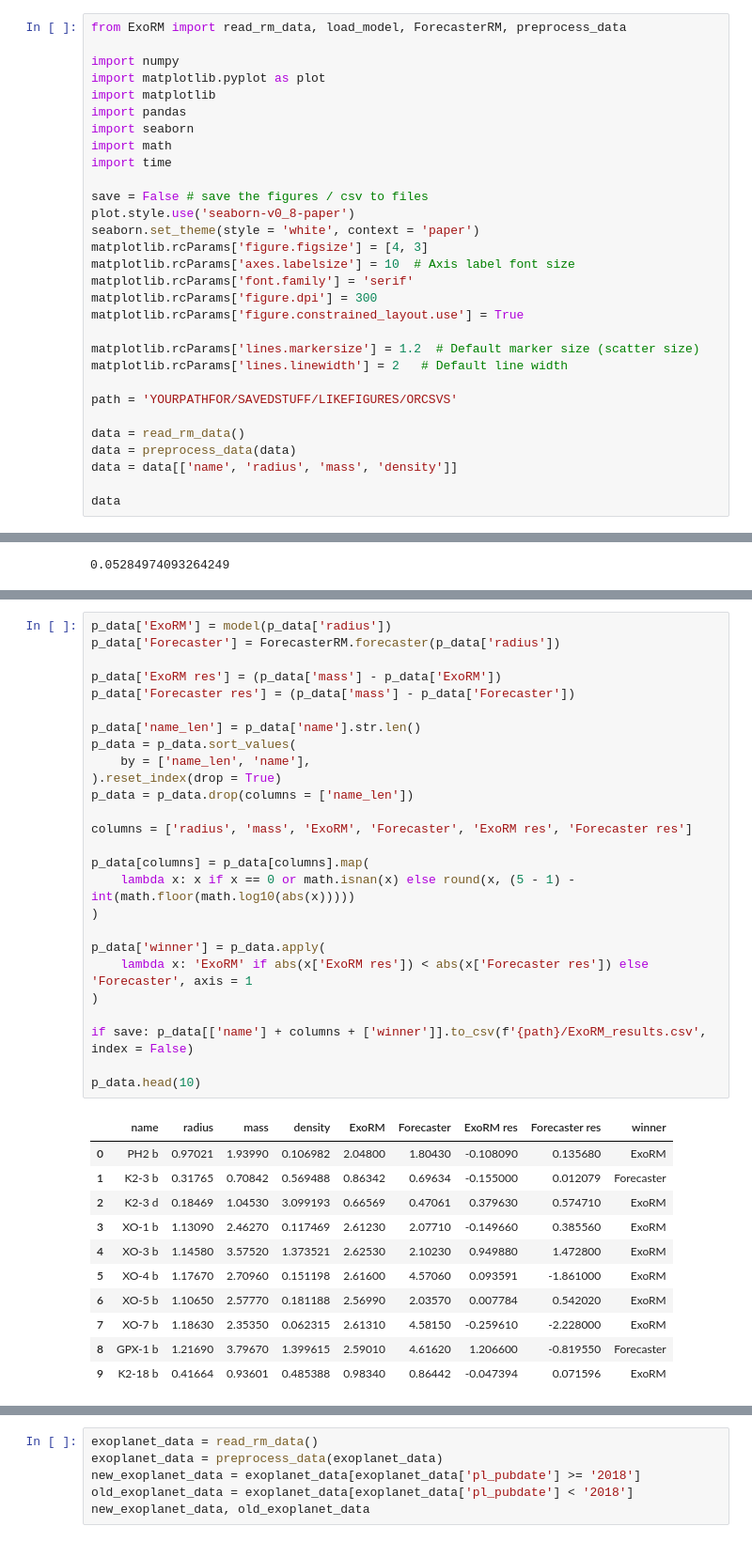
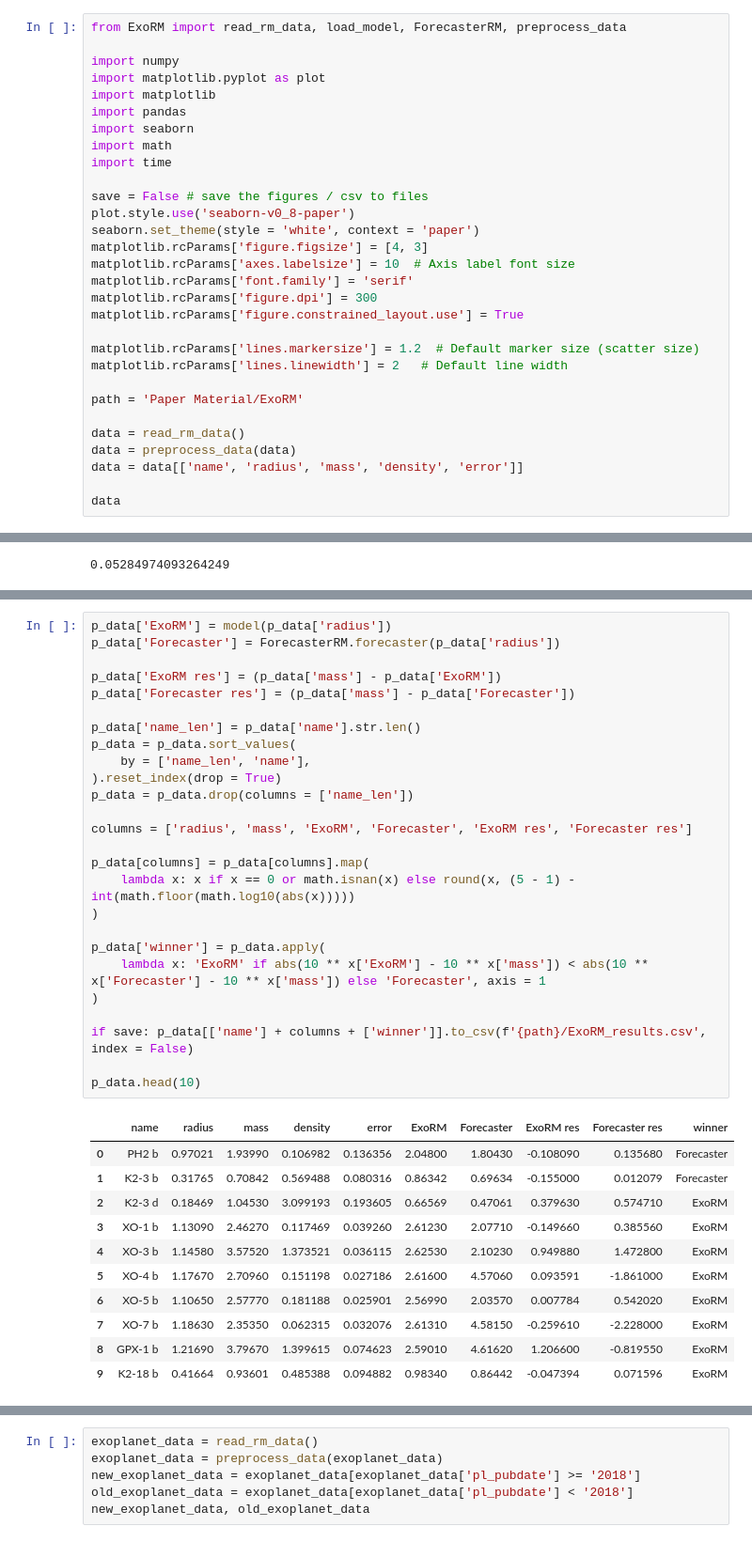
Before and after one commit to kzhu2099/ExoRM, a Jupyter notebook: comparison.ipynb, the cells around one changed output, grey strips where cells are left out. Shown at 94% size. Drawn from its saved outputs; the diff is of its cells as text.

```diff
--- a/comparison.ipynb
+++ b/comparison.ipynb
@@ -35,11 +35,11 @@ matplotlib.rcParams['figure.constrained_layout.use'] = True
 matplotlib.rcParams['lines.markersize'] = 1.2  # Default marker size (scatter size)
 matplotlib.rcParams['lines.linewidth'] = 2   # Default line width
 
-path = 'YOURPATHFOR/SAVEDSTUFF/LIKEFIGURES/ORCSVS'
+path = 'Paper Material/ExoRM'
 
 data = read_rm_data()
 data = preprocess_data(data)
-data = data[['name', 'radius', 'mass', 'density']]
+data = data[['name', 'radius', 'mass', 'density', 'error']]
 
 data
 # %% [output]
@@ -187,39 +187,39 @@ p_data
 # %%
 p_data['ExoRM'] = model(p_data['radius'])
 p_data['Forecaster'] = ForecasterRM.forecaster(p_data['radius'])
 
 p_data['ExoRM res'] = (p_data['mass'] - p_data['ExoRM'])
 p_data['Forecaster res'] = (p_data['mass'] - p_data['Forecaster'])
 
 p_data['name_len'] = p_data['name'].str.len()
 p_data = p_data.sort_values(
     by = ['name_len', 'name'],
 ).reset_index(drop = True)
 p_data = p_data.drop(columns = ['name_len'])
 
 columns = ['radius', 'mass', 'ExoRM', 'Forecaster', 'ExoRM res', 'Forecaster res']
 
 p_data[columns] = p_data[columns].map(
     lambda x: x if x == 0 or math.isnan(x) else round(x, (5 - 1) - int(math.floor(math.log10(abs(x)))))
 )
 
 p_data['winner'] = p_data.apply(
-    lambda x: 'ExoRM' if abs(x['ExoRM res']) < abs(x['Forecaster res']) else 'Forecaster', axis = 1
+    lambda x: 'ExoRM' if abs(10 ** x['ExoRM'] - 10 ** x['mass']) < abs(10 ** x['Forecaster'] - 10 ** x['mass']) else 'Forecaster', axis = 1
 )
 
 if save: p_data[['name'] + columns + ['winner']].to_csv(f'{path}/ExoRM_results.csv', index = False)
 
 p_data.head(10)
 # %% [output]
-|  | name | radius | mass | density | ExoRM | Forecaster | ExoRM res | Forecaster res | winner |
-| 0 | PH2 b | 0.97021 | 1.93990 | 0.106982 | 2.04800 | 1.80430 | -0.108090 | 0.135680 | ExoRM |
-| 1 | K2-3 b | 0.31765 | 0.70842 | 0.569488 | 0.86342 | 0.69634 | -0.155000 | 0.012079 | Forecaster |
-| 2 | K2-3 d | 0.18469 | 1.04530 | 3.099193 | 0.66569 | 0.47061 | 0.379630 | 0.574710 | ExoRM |
-| 3 | XO-1 b | 1.13090 | 2.46270 | 0.117469 | 2.61230 | 2.07710 | -0.149660 | 0.385560 | ExoRM |
-| 4 | XO-3 b | 1.14580 | 3.57520 | 1.373521 | 2.62530 | 2.10230 | 0.949880 | 1.472800 | ExoRM |
-| 5 | XO-4 b | 1.17670 | 2.70960 | 0.151198 | 2.61600 | 4.57060 | 0.093591 | -1.861000 | ExoRM |
-| 6 | XO-5 b | 1.10650 | 2.57770 | 0.181188 | 2.56990 | 2.03570 | 0.007784 | 0.542020 | ExoRM |
-| 7 | XO-7 b | 1.18630 | 2.35350 | 0.062315 | 2.61310 | 4.58150 | -0.259610 | -2.228000 | ExoRM |
-| 8 | GPX-1 b | 1.21690 | 3.79670 | 1.399615 | 2.59010 | 4.61620 | 1.206600 | -0.819550 | Forecaster |
-| 9 | K2-18 b | 0.41664 | 0.93601 | 0.485388 | 0.98340 | 0.86442 | -0.047394 | 0.071596 | ExoRM |
+|  | name | radius | mass | density | error | ExoRM | Forecaster | ExoRM res | Forecaster res | winner |
+| 0 | PH2 b | 0.97021 | 1.93990 | 0.106982 | 0.136356 | 2.04800 | 1.80430 | -0.108090 | 0.135680 | Forecaster |
+| 1 | K2-3 b | 0.31765 | 0.70842 | 0.569488 | 0.080316 | 0.86342 | 0.69634 | -0.155000 | 0.012079 | Forecaster |
+| 2 | K2-3 d | 0.18469 | 1.04530 | 3.099193 | 0.193605 | 0.66569 | 0.47061 | 0.379630 | 0.574710 | ExoRM |
+| 3 | XO-1 b | 1.13090 | 2.46270 | 0.117469 | 0.039260 | 2.61230 | 2.07710 | -0.149660 | 0.385560 | ExoRM |
+| 4 | XO-3 b | 1.14580 | 3.57520 | 1.373521 | 0.036115 | 2.62530 | 2.10230 | 0.949880 | 1.472800 | ExoRM |
+| 5 | XO-4 b | 1.17670 | 2.70960 | 0.151198 | 0.027186 | 2.61600 | 4.57060 | 0.093591 | -1.861000 | ExoRM |
+| 6 | XO-5 b | 1.10650 | 2.57770 | 0.181188 | 0.025901 | 2.56990 | 2.03570 | 0.007784 | 0.542020 | ExoRM |
+| 7 | XO-7 b | 1.18630 | 2.35350 | 0.062315 | 0.032076 | 2.61310 | 4.58150 | -0.259610 | -2.228000 | ExoRM |
+| 8 | GPX-1 b | 1.21690 | 3.79670 | 1.399615 | 0.074623 | 2.59010 | 4.61620 | 1.206600 | -0.819550 | ExoRM |
+| 9 | K2-18 b | 0.41664 | 0.93601 | 0.485388 | 0.094882 | 0.98340 | 0.86442 | -0.047394 | 0.071596 | ExoRM |
 # %%
```
Also changed, not shown: parts of 14 cells of this notebook, 1 other file.
